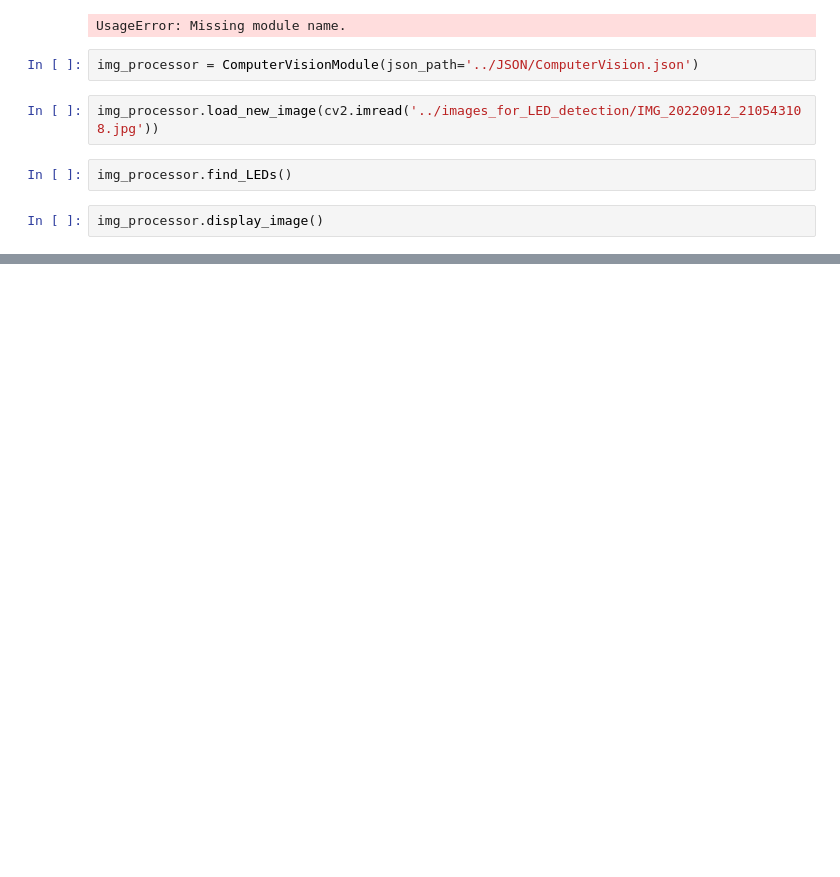
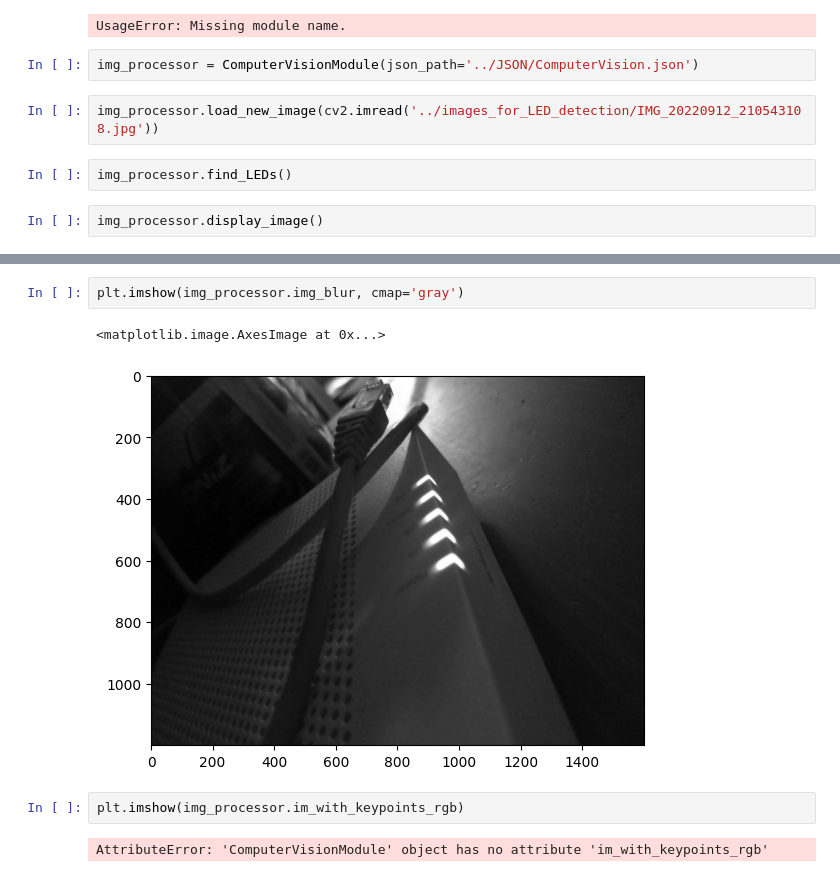
Before and after one commit to UBC-SUBC/vision_new, a Jupyter notebook: Computer_vision_explore_anal/Explore_param.ipynb, the cells around one changed output, grey strips where cells are left out. Cells and saved outputs as stored; diff of their text form; blank space fills up the shorter version.

```diff
--- a/Computer_vision_explore_anal/Explore_param.ipynb
+++ b/Computer_vision_explore_anal/Explore_param.ipynb
@@ -21,0 +24,9 @@ AttributeError: 'ComputerVisionModule' object has no attribute 'im_with_keypoint
+# %%
+plt.imshow(img_processor.img_blur, cmap='gray')
+# %% [output]
+<matplotlib.image.AxesImage at 0x...>
+[figure, added]
+# %%
+plt.imshow(img_processor.im_with_keypoints_rgb)
+# %% [output]
+AttributeError: 'ComputerVisionModule' object has no attribute 'im_with_keypoints_rgb'
```
Also changed, not shown: parts of 3 cells of this notebook, 3 other files.
